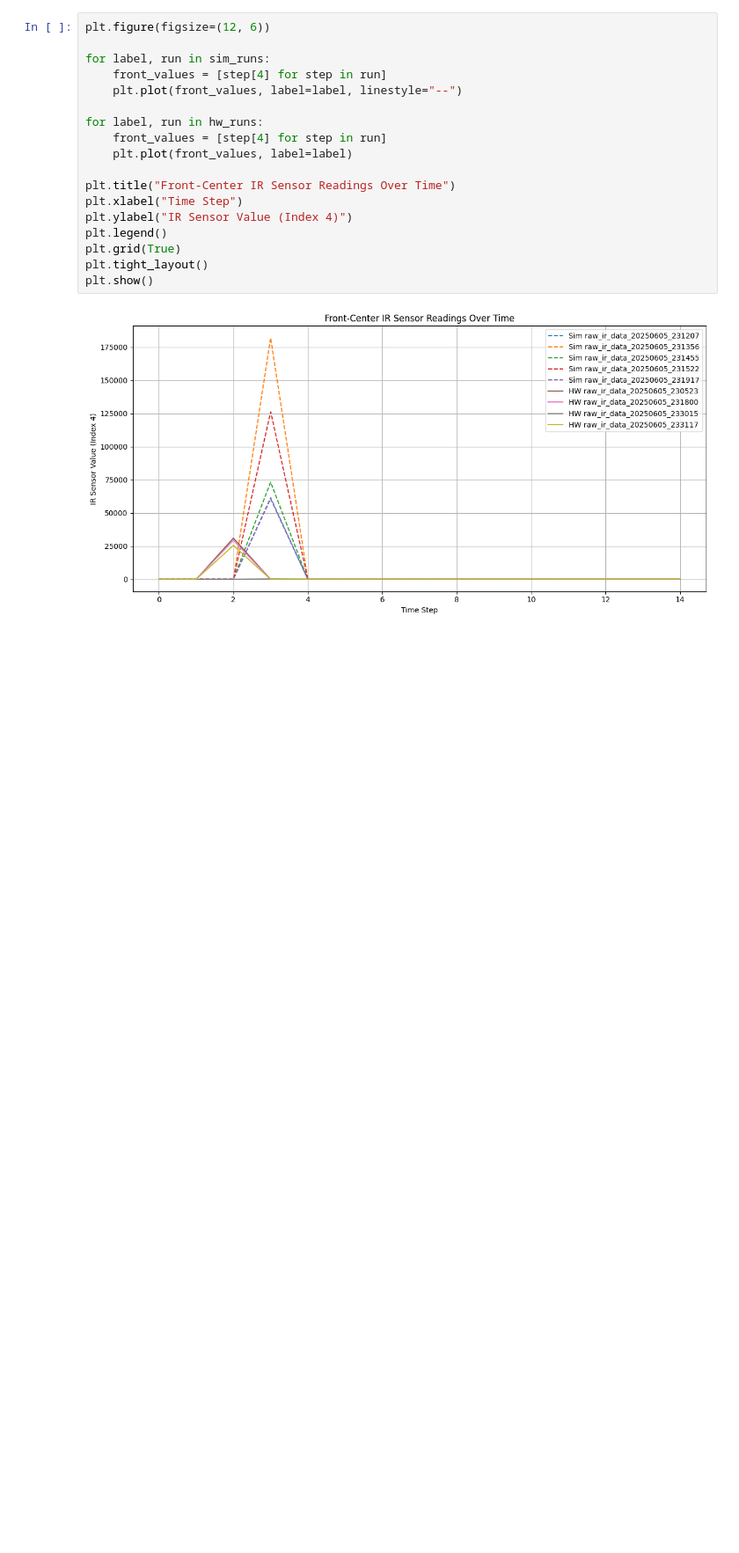
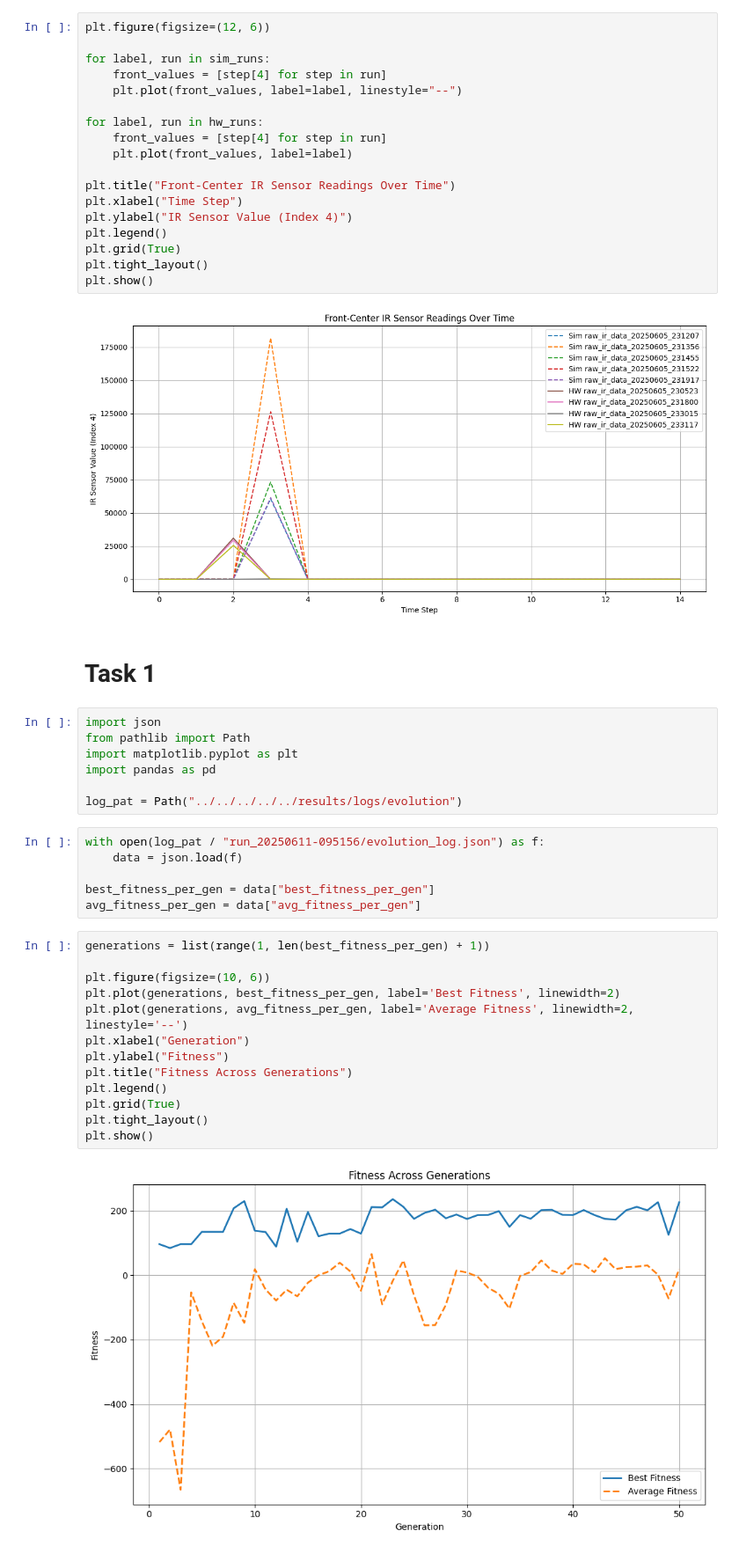
Before and after one commit to FabianoBusca/learning_machines, a Jupyter notebook: catkin_ws/src/learning_machines/src/learning_machines/plot_actions.ipynb, the cells around one changed output. Shown at 88% size. Cells and saved outputs as stored; diff of their text form; blank space fills up the shorter version.

Commit message:
Task 1 - EC

```diff
--- a/catkin_ws/src/learning_machines/src/learning_machines/plot_actions.ipynb
+++ b/catkin_ws/src/learning_machines/src/learning_machines/plot_actions.ipynb
@@ -38,3 +40,33 @@ plt.tight_layout()
 plt.show()
 # %% [output]
 [figure]
+# %% [markdown]
+# Task 1
+# %%
+import json
+from pathlib import Path
+import matplotlib.pyplot as plt
+import pandas as pd
+
+log_pat = Path("../../../../../results/logs/evolution")
+# %%
+with open(log_pat / "run_20250611-095156/evolution_log.json") as f:
+    data = json.load(f)
+
+best_fitness_per_gen = data["best_fitness_per_gen"]
+avg_fitness_per_gen = data["avg_fitness_per_gen"]
+# %%
+generations = list(range(1, len(best_fitness_per_gen) + 1))
+
+plt.figure(figsize=(10, 6))
+plt.plot(generations, best_fitness_per_gen, label='Best Fitness', linewidth=2)
+plt.plot(generations, avg_fitness_per_gen, label='Average Fitness', linewidth=2, linestyle='--')
+plt.xlabel("Generation")
+plt.ylabel("Fitness")
+plt.title("Fitness Across Generations")
+plt.legend()
+plt.grid(True)
+plt.tight_layout()
+plt.show()
+# %% [output]
+[figure, added]
```
Also changed, not shown: parts of 3 cells of this notebook, 9 other files.
